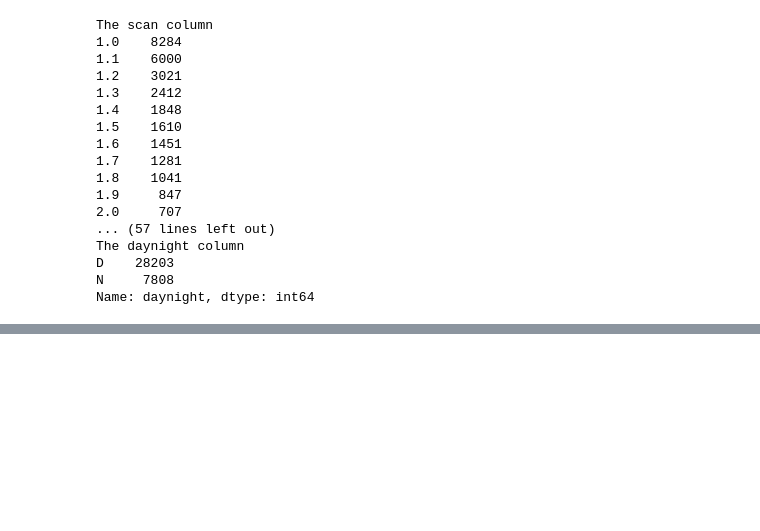
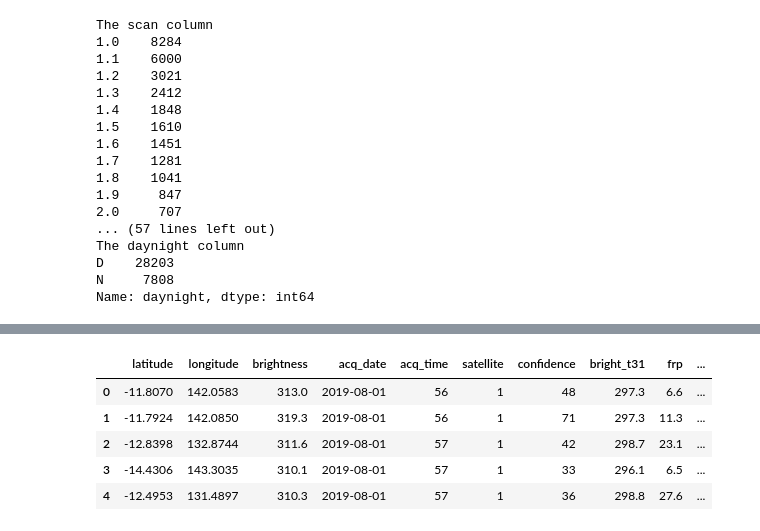
Before and after one commit to Dpakkk/fire_prediction, a Jupyter notebook: prediction_fire.ipynb, the cells around one changed output, grey strips where cells are left out. Cells and saved outputs as stored; diff of their text form; code cells hidden in the pictures; blank space fills up the shorter version.

```diff
--- a/prediction_fire.ipynb
+++ b/prediction_fire.ipynb
@@ -208,0 +215,12 @@ forest['scan_binned'] = pd.cut(forest['scan'], bins=bins, labels=labels)
+# %%
+forest['year'] = forest['acq_date'].dt.year
+forest['month'] = forest['acq_date'].dt.month
+forest['day'] = forest['acq_date'].dt.day
+forest.head()
+# %% [output]
+|  | latitude | longitude | brightness | acq_date | acq_time | satellite | confidence | bright_t31 | frp | ... |
+| 0 | -11.8070 | 142.0583 | 313.0 | 2019-08-01 | 56 | 1 | 48 | 297.3 | 6.6 | ... |
+| 1 | -11.7924 | 142.0850 | 319.3 | 2019-08-01 | 56 | 1 | 71 | 297.3 | 11.3 | ... |
+| 2 | -12.8398 | 132.8744 | 311.6 | 2019-08-01 | 57 | 1 | 42 | 298.7 | 23.1 | ... |
+| 3 | -14.4306 | 143.3035 | 310.1 | 2019-08-01 | 57 | 1 | 33 | 296.1 | 6.5 | ... |
+| 4 | -12.4953 | 131.4897 | 310.3 | 2019-08-01 | 57 | 1 | 36 | 298.8 | 27.6 | ... |
```
Also changed, not shown: parts of 28 cells of this notebook.
